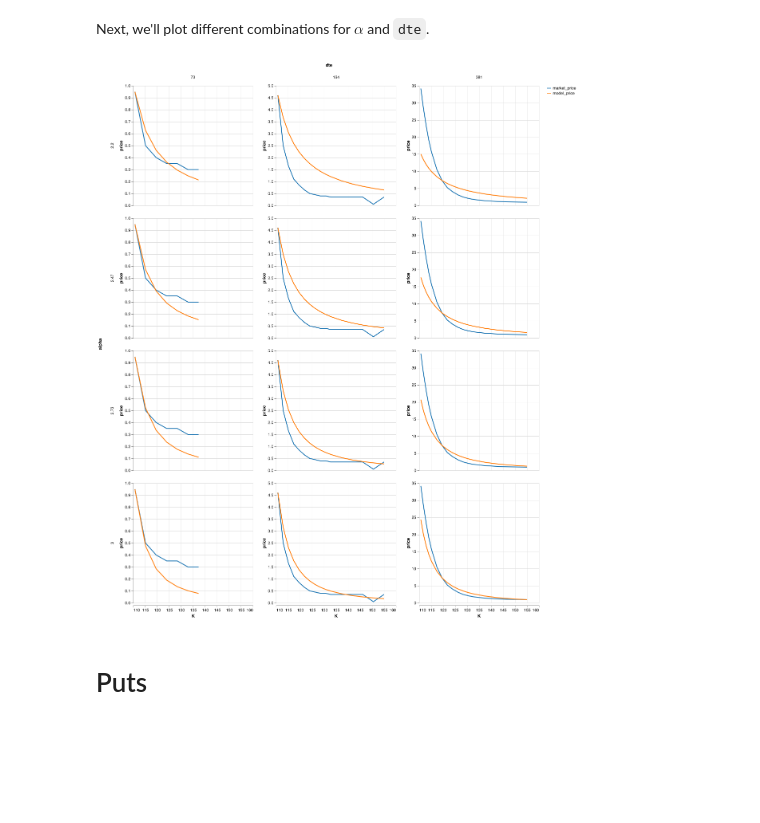
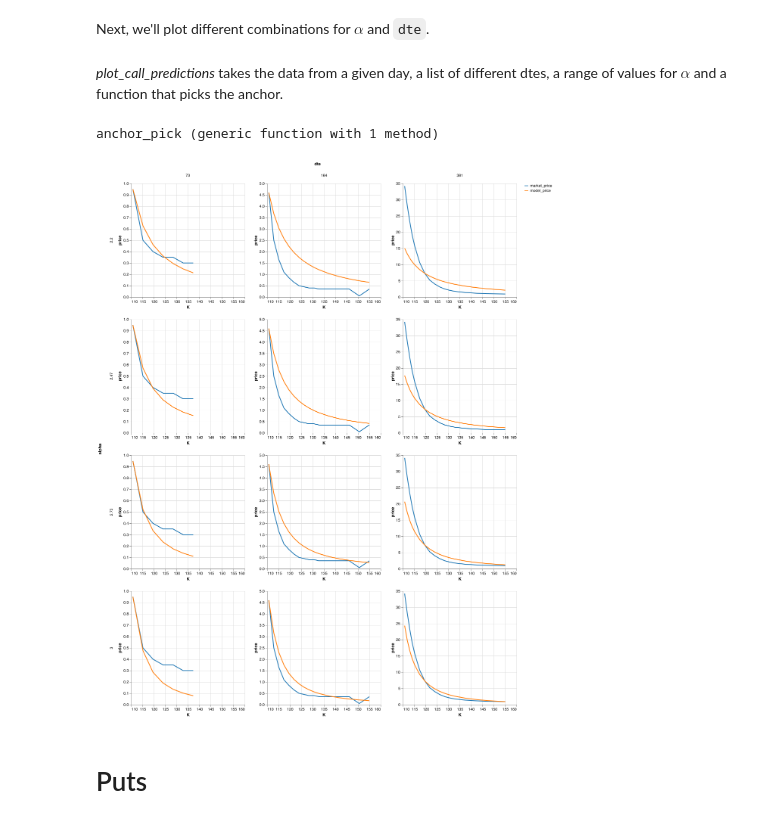
Before and after one commit to lambdaclass/options_pricing, a Jupyter notebook: notebooks/option-pricing-under-power-laws.ipynb, the cells around one changed output. Saved outputs shown, nothing was run; the diff lists cells and outputs as text; code cells hidden in the pictures; blank space fills up the shorter version.

Commit message:
Added plotting functions to the module

```diff
--- a/notebooks/option-pricing-under-power-laws.ipynb
+++ b/notebooks/option-pricing-under-power-laws.ipynb
@@ -96 +79,4 @@ calls = filter(
+# %%
+# First day's calls (10% OTM)
+calls = Pricing.calls_otm(df, 10, Date("2017-01-03"));
 # %% [markdown]
@@ -188,14 +139,17 @@ calls_df.dte = map(d -> d.value, calls_df.dte); # Needed for VegaLite
-# %%
-calls_df |> @vlplot(:line, x=:K, y={"value:Q", title="price"},
-                    transform=[{fold=[:market_price, :model_price]}],
-                    color={"key:O", title="", scale={scheme="category10"}},
-                    row={"alpha:O"},
-                    column="dte:O",
-                    resolve={scale={y="independent"}},
-                    width=300,
-                    height=300)
-# %% [output]
-[figure, removed]
+# %% [markdown]
+*plot_call_predictions* takes the data from a given day, a list of different dtes, a range of values for $\alpha$ and a function that picks the anchor.
+# %%
+# Chooses the contract with the highest volume
+anchor_pick(calls) = calls[findmax(calls.volume)[2], :]
+# %% [output]
+anchor_pick (generic function with 1 method)
+# %%
+dtes = [Day(73), Day(164), Day(381)];
+α_range = range(2.2, 3.0, length=4);
+# %%
+Pricing.plot_call_predictions(calls, dtes, α_range, anchor_pick)
+# %% [output]
+[figure, added]
 # %% [markdown]
 # Puts
 # %% [markdown]
```
Also changed, not shown: parts of 30 cells of this notebook, 1 other file.
